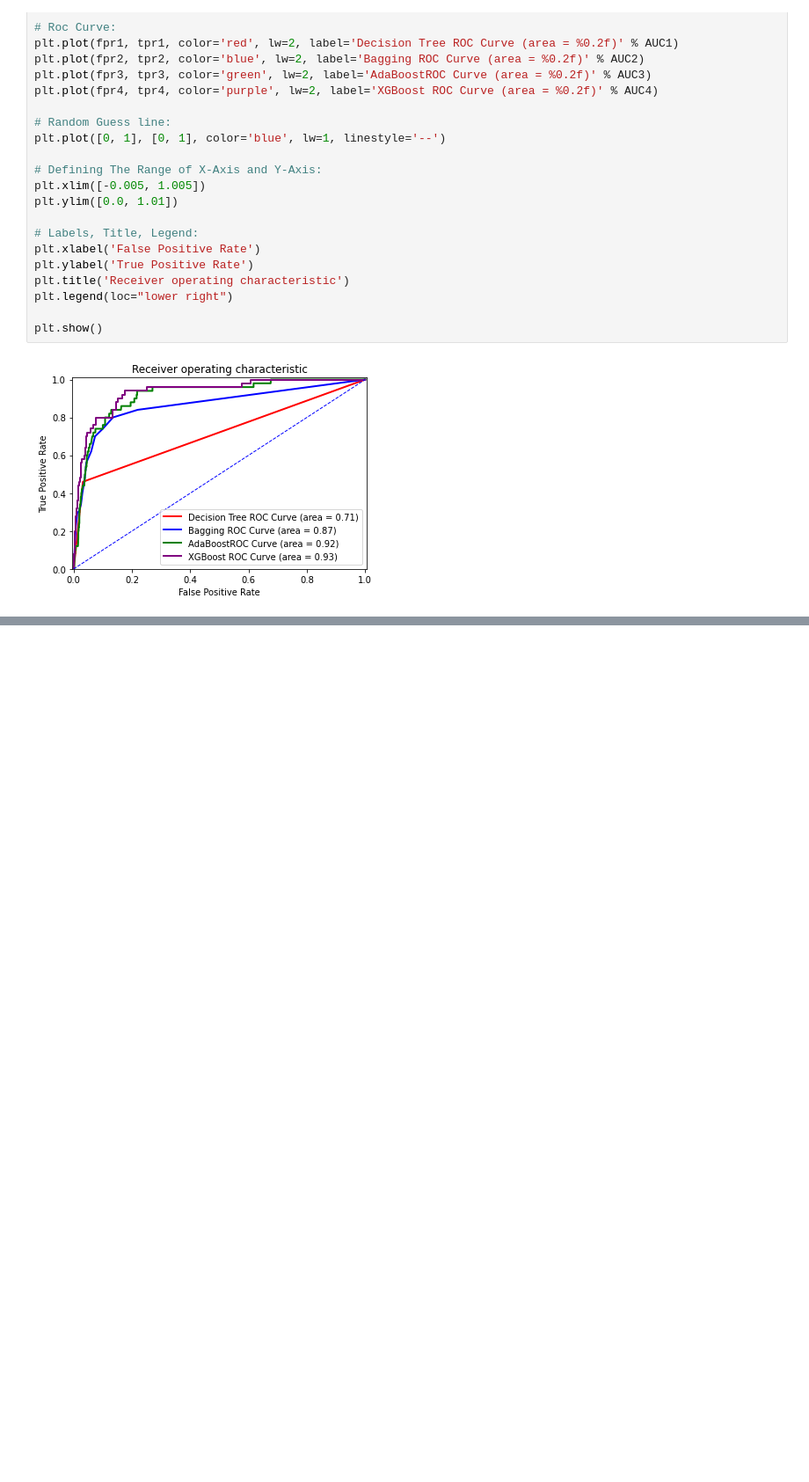
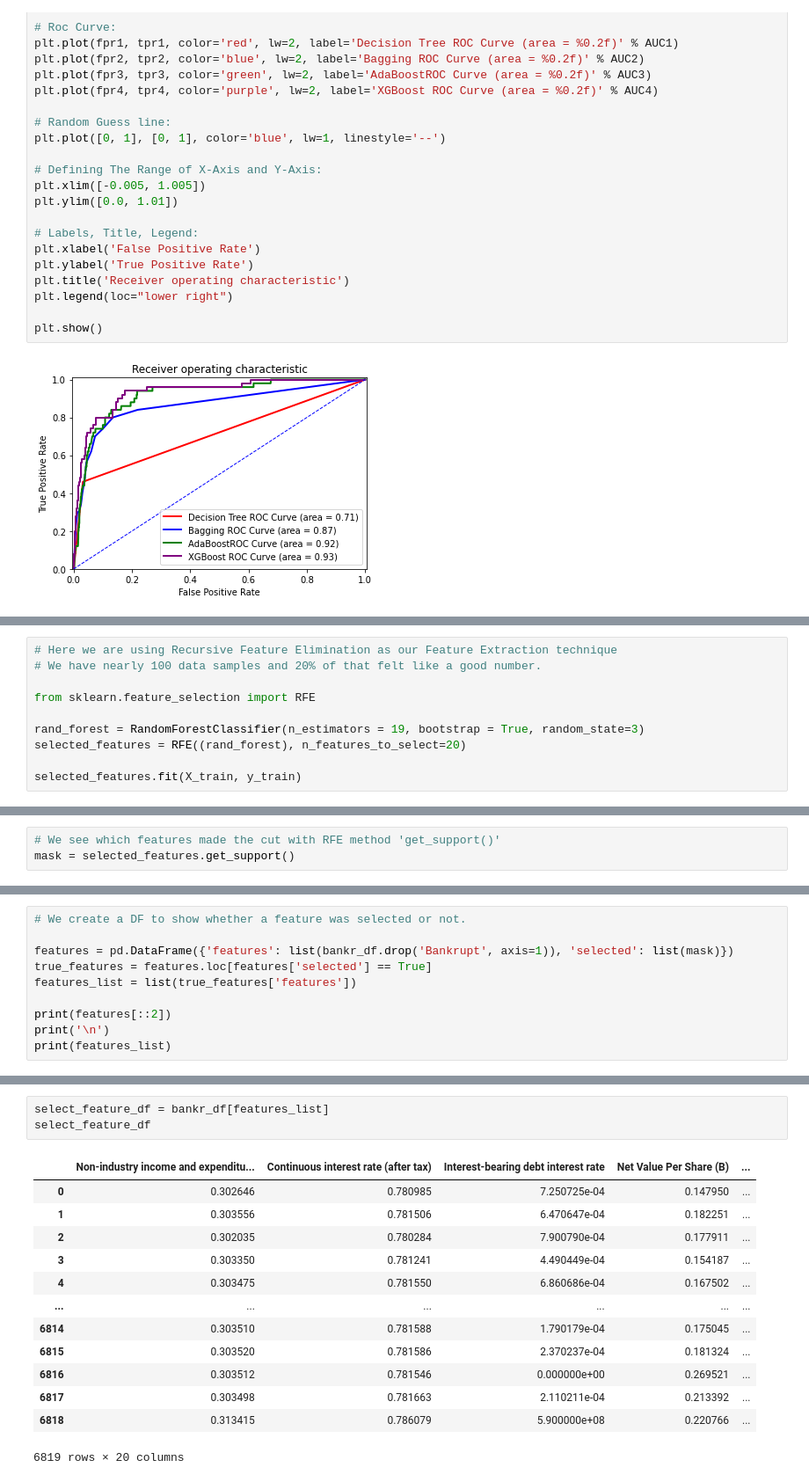
Before and after one commit to edwardramirez/company-bankruptcy-prediction, a Jupyter notebook: final_proj.ipynb, the cells around one changed output, grey strips where cells are left out. Shown at 88% size. Saved outputs shown, nothing was run; the diff lists cells and outputs as text; blank space fills up the shorter version.

```diff
--- a/final_proj.ipynb
+++ b/final_proj.ipynb
@@ -322,0 +321,10 @@ New Line In ROC
+# %%
+# Here we are using Recursive Feature Elimination as our Feature Extraction technique
+# We have nearly 100 data samples and 20% of that felt like a good number.
+
+from sklearn.feature_selection import RFE
+
+rand_forest = RandomForestClassifier(n_estimators = 19, bootstrap = True, random_state=3)
+selected_features = RFE((rand_forest), n_features_to_select=20)
+
+selected_features.fit(X_train, y_train)
@@ -322,0 +334,3 @@ New Line In ROC
+# %%
+# We see which features made the cut with RFE method 'get_support()'
+mask = selected_features.get_support()
@@ -322,0 +359,10 @@ New Line In ROC
+# %%
+# We create a DF to show whether a feature was selected or not.
+
+features = pd.DataFrame({'features': list(bankr_df.drop('Bankrupt', axis=1)), 'selected': list(mask)})
+true_features = features.loc[features['selected'] == True]
+features_list = list(true_features['features'])
+
+print(features[::2])
+print('\n')
+print(features_list)
@@ -322,0 +387,17 @@ New Line In ROC
+# %%
+select_feature_df = bankr_df[features_list]
+select_feature_df
+# %% [output]
+|  | Non-industry income and expenditu... | Continuous interest rate (after tax) | Interest-bearing debt interest rate | Net Value Per Share (B) | ... |
+| 0 | 0.302646 | 0.780985 | 7.250725e-04 | 0.147950 | ... |
+| 1 | 0.303556 | 0.781506 | 6.470647e-04 | 0.182251 | ... |
+| 2 | 0.302035 | 0.780284 | 7.900790e-04 | 0.177911 | ... |
+| 3 | 0.303350 | 0.781241 | 4.490449e-04 | 0.154187 | ... |
+| 4 | 0.303475 | 0.781550 | 6.860686e-04 | 0.167502 | ... |
+| ... | ... | ... | ... | ... | ... |
+| 6814 | 0.303510 | 0.781588 | 1.790179e-04 | 0.175045 | ... |
+| 6815 | 0.303520 | 0.781586 | 2.370237e-04 | 0.181324 | ... |
+| 6816 | 0.303512 | 0.781546 | 0.000000e+00 | 0.269521 | ... |
+| 6817 | 0.303498 | 0.781663 | 2.110211e-04 | 0.213392 | ... |
+| 6818 | 0.313415 | 0.786079 | 5.900000e+08 | 0.220766 | ... |
+6819 rows × 20 columns
```
Also changed, not shown: parts of 7 cells of this notebook.
